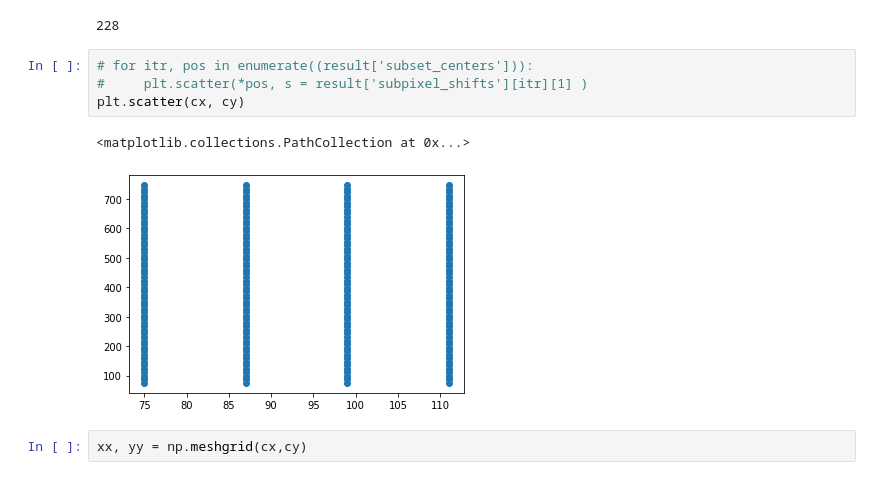
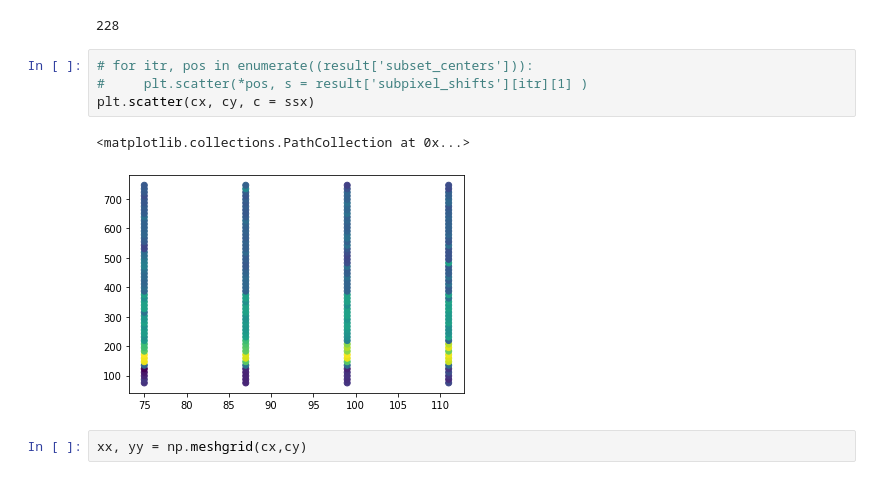
Before and after one commit to twguest/tiepy, a Jupyter notebook: docs/source/demo/real_data_example.ipynb, the cells around one changed output. Cells and saved outputs as stored; diff of their text form.

```diff
--- a/docs/source/demo/real_data_example.ipynb
+++ b/docs/source/demo/real_data_example.ipynb
@@ -80,10 +80,10 @@ len(result['subset_centers'])
 # %%
 # for itr, pos in enumerate((result['subset_centers'])):
 #     plt.scatter(*pos, s = result['subpixel_shifts'][itr][1] )
-plt.scatter(cx, cy)
+plt.scatter(cx, cy, c = ssx)
 # %% [output]
 <matplotlib.collections.PathCollection at 0x...>
-[figure, old version]
+[figure, new version]
 # %%
 xx, yy = np.meshgrid(cx,cy)
 # %%
```
Also changed, not shown: 1 other file.
